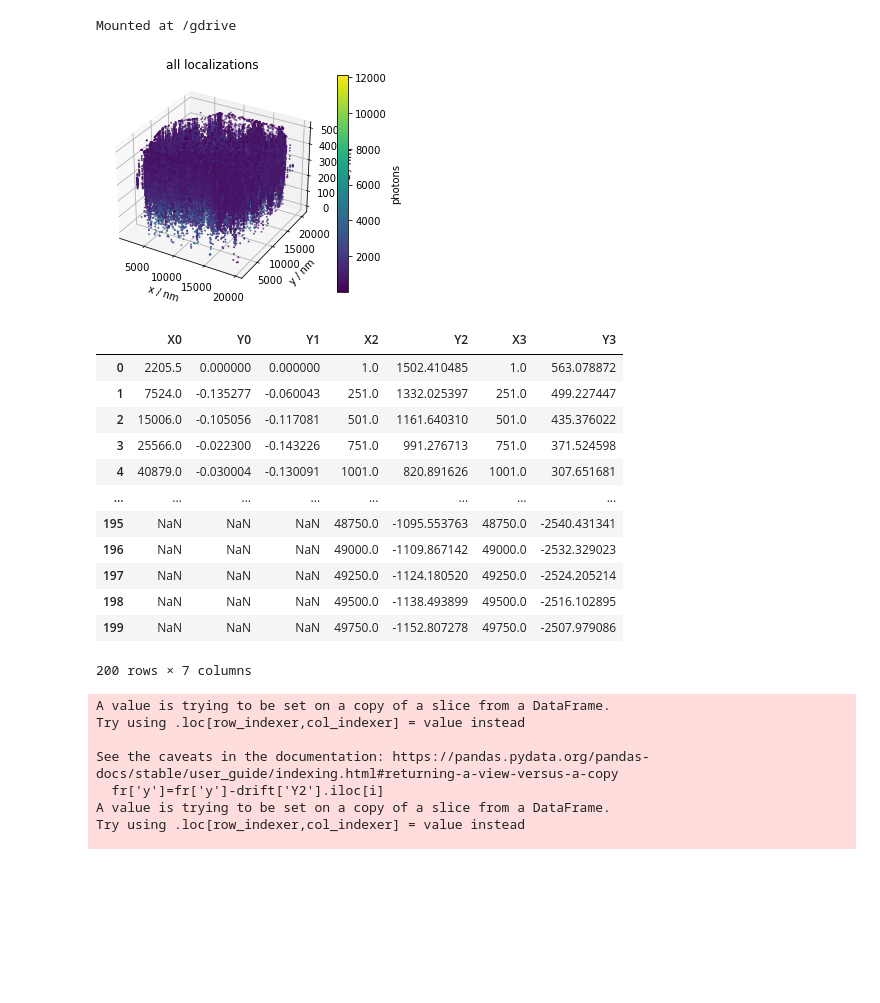
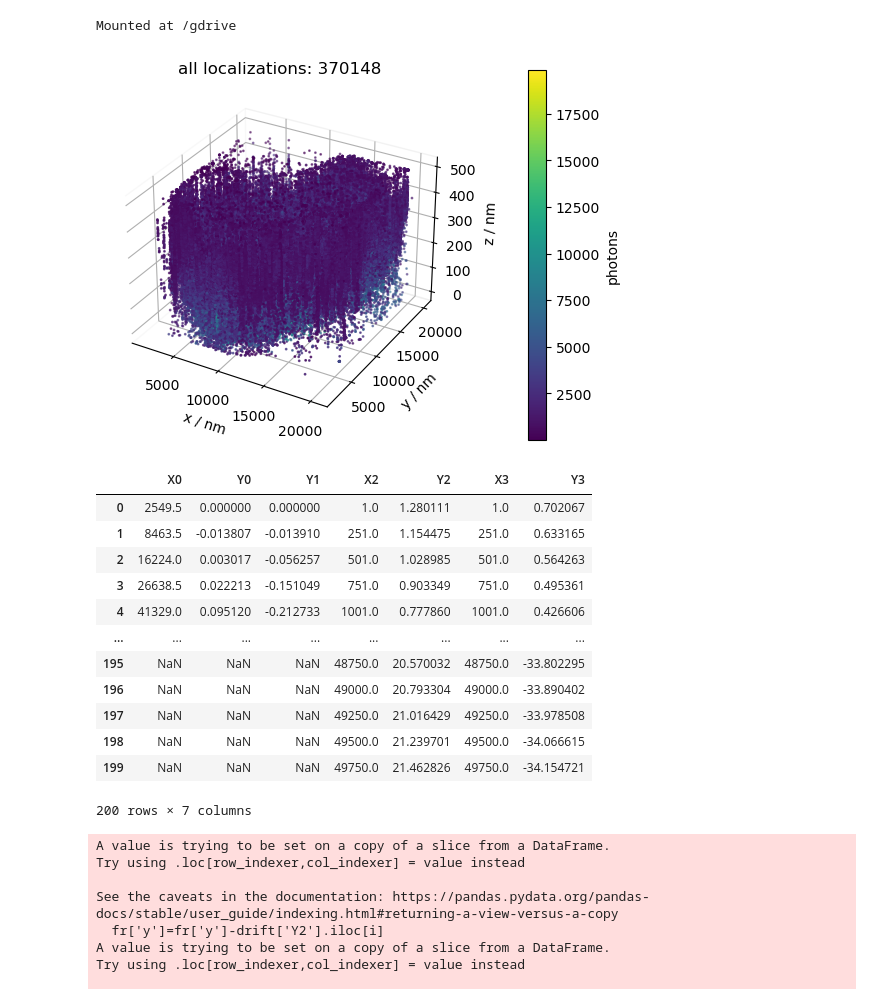
Before and after one commit to imrahilias/biophysics, a Jupyter notebook: npc_clustering.ipynb, the cells around one changed output. Drawn from its saved outputs; the diff is of its cells as text; code cells hidden in the pictures; blank space fills up the shorter version.

Commit message:
figures

```diff
--- a/npc_clustering.ipynb
+++ b/npc_clustering.ipynb
@@ -10,6 +10,10 @@ from sklearn.cluster import DBSCAN
 from sklearn import metrics
 from sklearn.datasets import make_blobs
 from sklearn.preprocessing import StandardScaler
+
+## settings
+#plt.style.use('dark_background')
+plt.style.use('default')
 # %%
 #@markdown ##import colab
 from google.colab import drive
@@ -26,30 +31,36 @@ Mounted at /gdrive
 #%matplotlib ipympl
 #%matplotlib widget
 #%matplotlib interactive
-#%matplotlib inline
+%matplotlib inline
 import trackpy
 #import sdt
 #from sdt import io, chromatic, multicolor, brightness
 
 ## local
-data = pd.read_csv( 'data/210422_npc/cell2_tr800_def500.csv',
-                   header = None, names=["x", "y", "z", "n", "bg","fit","id","frame"])
-drift = pd.read_csv('data/210422_npc/cell2_driftValues.csv')
+wd = 'data/210422_npc_red_defocus/'
+data = pd.read_csv( wd + 'cell1_tr1000_def500.csv',
+                   header = None,
+                   names=["x", "y", "z", "n", "bg","fit","id","frame"] )
+drift = pd.read_csv( wd + 'day2_cell1_driftValues.csv')
 # %%
 #@markdown ## plot raw data
 #@markdown > import **colab** or **jupyter** first.
+#data = data.iloc[0:1000,0:4]
 
 fig = plt.figure()
 ax = fig.add_subplot( projection = '3d' )
-f = ax.scatter(data['x'], data['y'], data['z'], s=1 ,c=data['n'])
+f = ax.scatter( data['x'], data['y'], data['z'], s=1 ,c=data['n'] )
 ax.set_xlabel('x / nm')
 ax.set_ylabel('y / nm')
 ax.set_zlabel('z / nm')
-plt.title('all localizations')
-cbar = plt.colorbar( f, label = 'photons' )
-plt.show()
+plt.title( 'all localizations: ' + str( len( data ) ) )
+cbar = plt.colorbar( f, label = 'photons', pad=0.15)
+ax.w_xaxis.pane.fill = False
+ax.w_yaxis.pane.fill = False
+ax.w_zaxis.pane.fill = False
+plt.savefig( wd + "1_raw.png", dpi=300, facecolor='w', edgecolor='w', bbox_inches='tight', pad_inches=0.1, orientation='portrait' )
 # %% [output]
-[figure, old version]
+[figure, new version]
 # %%
 #@markdown ## import & scale drift
 #@markdown > set **magnification** via factor in drift.
@@ -62,17 +73,17 @@ drift['X3']=np.round(drift['X3'])
 drift
 # %% [output]
 |  | X0 | Y0 | Y1 | X2 | Y2 | X3 | Y3 |
-| 0 | 2205.5 | 0.000000 | 0.000000 | 1.0 | 1502.410485 | 1.0 | 563.078872 |
-| 1 | 7524.0 | -0.135277 | -0.060043 | 251.0 | 1332.025397 | 251.0 | 499.227447 |
-| 2 | 15006.0 | -0.105056 | -0.117081 | 501.0 | 1161.640310 | 501.0 | 435.376022 |
-| 3 | 25566.0 | -0.022300 | -0.143226 | 751.0 | 991.276713 | 751.0 | 371.524598 |
-| 4 | 40879.0 | -0.030004 | -0.130091 | 1001.0 | 820.891626 | 1001.0 | 307.651681 |
+| 0 | 2549.5 | 0.000000 | 0.000000 | 1.0 | 1.280111 | 1.0 | 0.702067 |
+| 1 | 8463.5 | -0.013807 | -0.013910 | 251.0 | 1.154475 | 251.0 | 0.633165 |
+| 2 | 16224.0 | 0.003017 | -0.056257 | 501.0 | 1.028985 | 501.0 | 0.564263 |
+| 3 | 26638.5 | 0.022213 | -0.151049 | 751.0 | 0.903349 | 751.0 | 0.495361 |
+| 4 | 41329.0 | 0.095120 | -0.212733 | 1001.0 | 0.777860 | 1001.0 | 0.426606 |
 | ... | ... | ... | ... | ... | ... | ... | ... |
-| 195 | NaN | NaN | NaN | 48750.0 | -1095.553763 | 48750.0 | -2540.431341 |
-| 196 | NaN | NaN | NaN | 49000.0 | -1109.867142 | 49000.0 | -2532.329023 |
-| 197 | NaN | NaN | NaN | 49250.0 | -1124.180520 | 49250.0 | -2524.205214 |
-| 198 | NaN | NaN | NaN | 49500.0 | -1138.493899 | 49500.0 | -2516.102895 |
-| 199 | NaN | NaN | NaN | 49750.0 | -1152.807278 | 49750.0 | -2507.979086 |
+| 195 | NaN | NaN | NaN | 48750.0 | 20.570032 | 48750.0 | -33.802295 |
+| 196 | NaN | NaN | NaN | 49000.0 | 20.793304 | 49000.0 | -33.890402 |
+| 197 | NaN | NaN | NaN | 49250.0 | 21.016429 | 49250.0 | -33.978508 |
+| 198 | NaN | NaN | NaN | 49500.0 | 21.239701 | 49500.0 | -34.066615 |
+| 199 | NaN | NaN | NaN | 49750.0 | 21.462826 | 49750.0 | -34.154721 |
 200 rows × 7 columns
 # %%
 #@markdown ## apply drift correction
```
Also changed, not shown: parts of 15 cells of this notebook, 13 other files.
